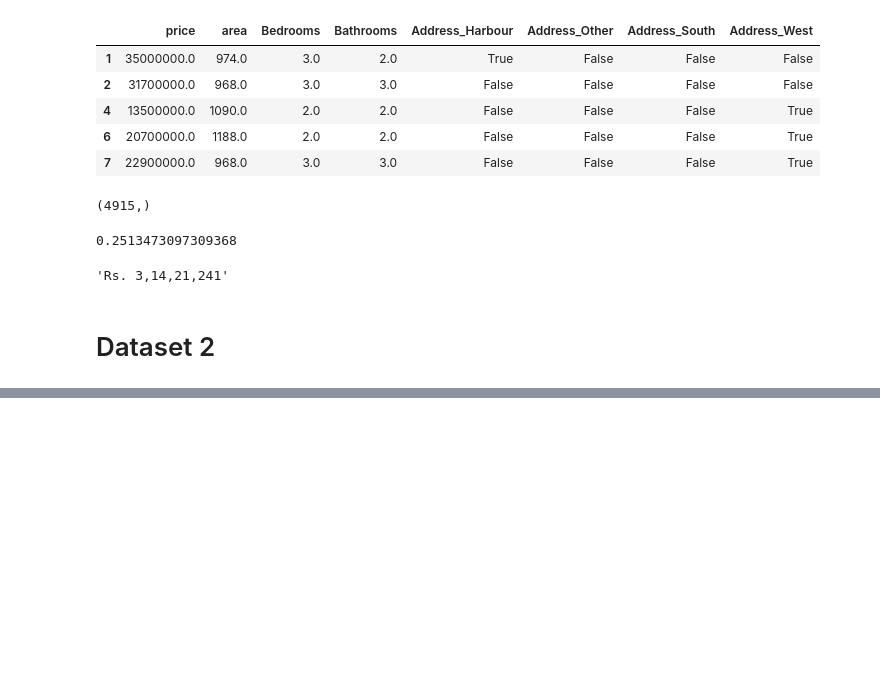
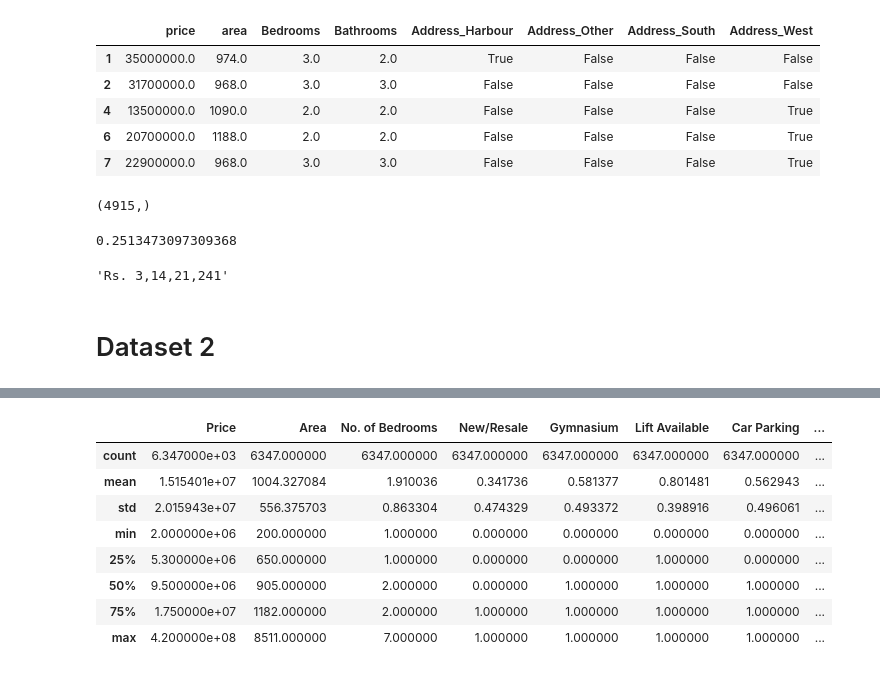
Before and after one commit to ashishyadav2/Java-Python, a Jupyter notebook: Python/Data Science/house_prediction.ipynb, the cells around one changed output, grey strips where cells are left out. Saved outputs shown, nothing was run; the diff lists cells and outputs as text; code cells hidden in the pictures; blank space fills up the shorter version.

```diff
--- a/Python/Data Science/house_prediction.ipynb
+++ b/Python/Data Science/house_prediction.ipynb
@@ -175,6 +182,0 @@ df = df.drop(['Unnamed: 0'],axis=1)
-# %%
-counts = df['Location'].value_counts()
-df = df[df.groupby('Location')['Location'].transform(lambda x: x.count()) > 10]
-# %%
-counts = df['Location'].value_counts()
-df.loc[df['Location'].map(counts) < 10, 'Location'] = 'other'
@@ -197,3 +182,0 @@ Name: count, Length: 89, dtype: int64
-# %%
-df = pd.get_dummies(df,drop_first=True)
-df
@@ -255,0 +183,3 @@ array([ 2606666.66666667,  6205800.        ,  5500000.        , ...,
+# %%
+df_temp = df.drop('Location',axis=1)
+df_temp.corr()['Price']
@@ -255,0 +207,12 @@ array([ 2606666.66666667,  6205800.        ,  5500000.        , ...,
+# %%
+df_temp.describe()
+# %% [output]
+|  | Price | Area | No. of Bedrooms | New/Resale | Gymnasium | Lift Available | Car Parking | ... |
+| count | 6.347000e+03 | 6347.000000 | 6347.000000 | 6347.000000 | 6347.000000 | 6347.000000 | 6347.000000 | ... |
+| mean | 1.515401e+07 | 1004.327084 | 1.910036 | 0.341736 | 0.581377 | 0.801481 | 0.562943 | ... |
+| std | 2.015943e+07 | 556.375703 | 0.863304 | 0.474329 | 0.493372 | 0.398916 | 0.496061 | ... |
+| min | 2.000000e+06 | 200.000000 | 1.000000 | 0.000000 | 0.000000 | 0.000000 | 0.000000 | ... |
+| 25% | 5.300000e+06 | 650.000000 | 1.000000 | 0.000000 | 0.000000 | 1.000000 | 0.000000 | ... |
+| 50% | 9.500000e+06 | 905.000000 | 2.000000 | 0.000000 | 1.000000 | 1.000000 | 1.000000 | ... |
+| 75% | 1.750000e+07 | 1182.000000 | 2.000000 | 1.000000 | 1.000000 | 1.000000 | 1.000000 | ... |
+| max | 4.200000e+08 | 8511.000000 | 7.000000 | 1.000000 | 1.000000 | 1.000000 | 1.000000 | ... |
```
Also changed, not shown: parts of 27 cells of this notebook.
